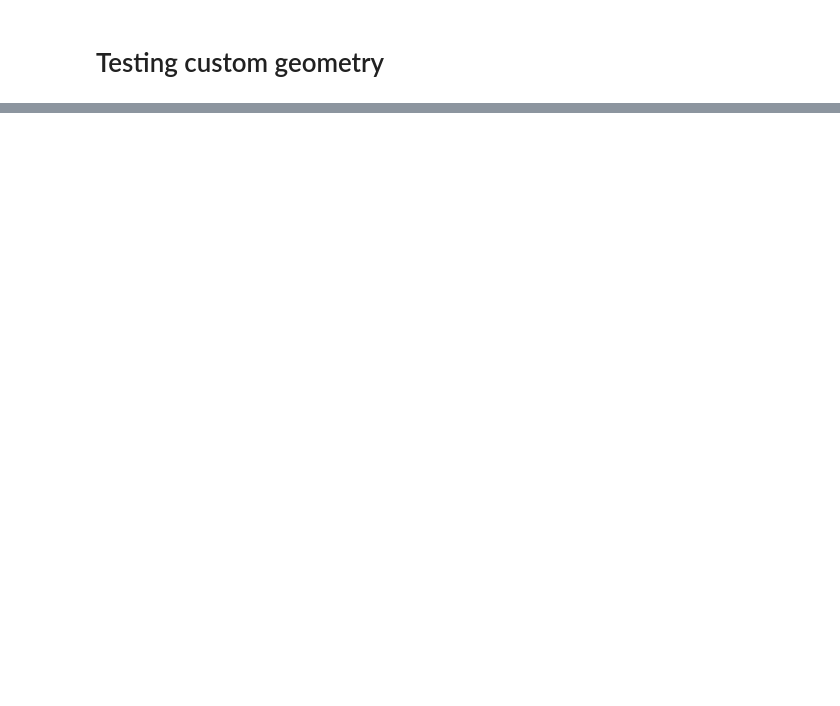
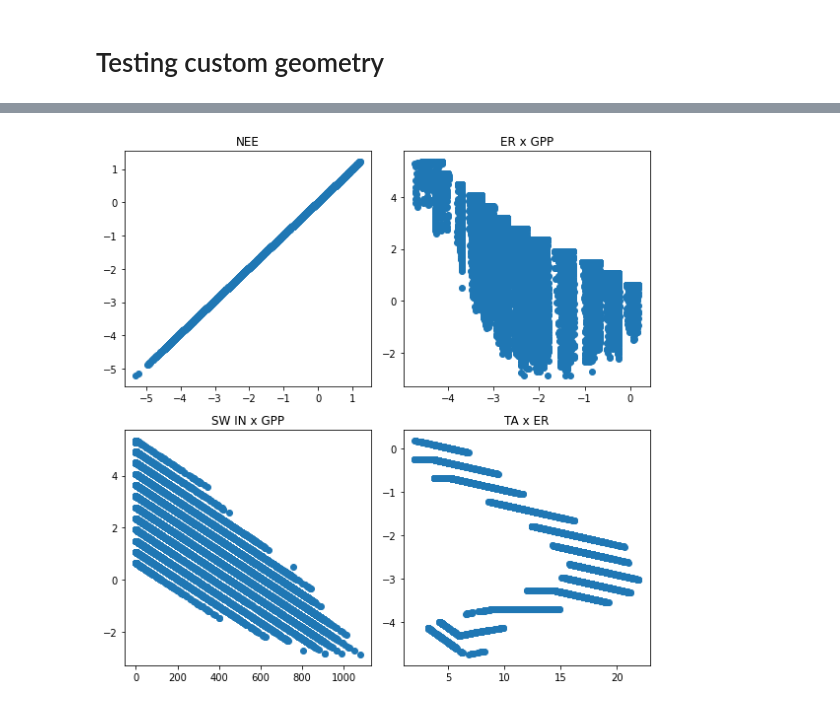
Before and after one commit to June-Skeeter/ML_Scripts, a Jupyter notebook: NN_Custom_Geometry.ipynb, the cells around one changed output, grey strips where cells are left out. Saved outputs shown, nothing was run; the diff lists cells and outputs as text; code cells hidden in the pictures; blank space fills up the shorter version.

```diff
--- a/NN_Custom_Geometry.ipynb
+++ b/NN_Custom_Geometry.ipynb
@@ -126,9 +219,0 @@ plt.close()
-# %%
-pred = model.predict(x_test)
-# print(x_train[:100].shape)
-
-plt.figure()
-plt.scatter(y_test,pred)
-plt.ylabel('Estiamted')
-plt.xlabel('Observed')
-print(metrics.r2_score(pred,y_test))
@@ -144,0 +220,76 @@ plt.scatter(x_test[:,0],pred)
+# %%
+W = model.get_weights()
+for w in W:
+    print(w.shape)
+print(len(W))
+
+W_i_ER = (W[0])
+W_i_ER_T = (W[0].T)
+
+W_i_GPP = (W[2])
+W_i_GPP_T = (W[2].T)
+
+W_d_i_ER = (W[1])
+W_d_i_GPP = (W[3])
+
+W_d_o_ER = (W[4])
+W_d_o_ER_T = (W[4].T)
+
+W_d_o_GPP = (W[6])
+W_d_o_GPP_T = (W[6].T)
+
+W_o_ER = (W[5])
+W_o_GPP = (W[7])
+
+# w_do_i = (W[8])
+# w_do_o = (W[9])
+
+
+Op_GPP = []
+for i in range(y_train_NEE.shape[0]):
+    Ip_GPP = x_train_GPP[i]
+    H1_GPP = (Ip_GPP*W_i_GPP_T).sum(axis=-1)+W_d_i_GPP
+    # First derivative of the relu function
+    # If using Sigmoid function, change to - H1 = 1/(1+np.exp(-H1))
+    H1_GPP = np.maximum(H1_GPP,np.zeros(H1_GPP.shape))
+    H2_GPP = (H1_GPP*W_d_o_GPP_T).sum(axis=-1)+W_o_GPP
+    # H2_GPP = np.maximum(H2_GPP,np.zeros(H2_GPP.shape))
+    Op_GPP.append(H2_GPP)# - .diagonal()  needed if doing multiple models at onece
+Estimates_GPP = np.array(Op_GPP)
+
+
+Op_ER = []
+for i in range(y_train_NEE.shape[0]):
+    Ip_ER = x_train_ER[i]
+    H1_ER = (Ip_ER*W_i_ER_T).sum(axis=-1)+W_d_i_ER
+    # First derivative of the relu function
+    # If using Sigmoid function, change to - H1 = 1/(1+np.exp(-H1))
+    H1_ER = np.maximum(H1_ER,np.zeros(H1_ER.shape))
+    H2_ER = (H1_ER*W_d_o_ER_T).sum(axis=-1)+W_o_ER
+    # H2_ER = np.maximum(H2_ER,np.zeros(H2_ER.shape))
+    Op_ER.append(H2_ER)# - .diagonal()  needed if doing multiple models at onece
+Estimates_ER = np.array(Op_ER)
+
+Estimates_NEE = Estimates_ER+Estimates_GPP
+
+# Estimates_NEE = (Estimates_NEE*w_do_i).sum(axis=-1)+w_do_o
+
+fig,axes=plt.subplots(2,2,figsize=(8,8))
+ax = axes[0,0]
+ax.scatter(pred,Estimates_NEE)
+ax.set_title('NEE')
+
+ax = axes[0,1]
+ax.scatter(Estimates_ER,Estimates_GPP)
+ax.set_title('ER x GPP')
+
+ax = axes[1,0]
+ax.scatter(x_train_GPP[:,0],Estimates_GPP)
+ax.set_title('SW IN x GPP')
+
+ax = axes[1,1]
+ax.scatter(x_train_ER[:,0],Estimates_ER)
+ax.set_title('TA x ER')
+
+plt.tight_layout()
+# %% [output]
@@ -144,0 +305 @@ plt.scatter(x_test[:,0],pred)
+[figure, added]
```
Also changed, not shown: parts of 12 cells of this notebook, 1 other file.
